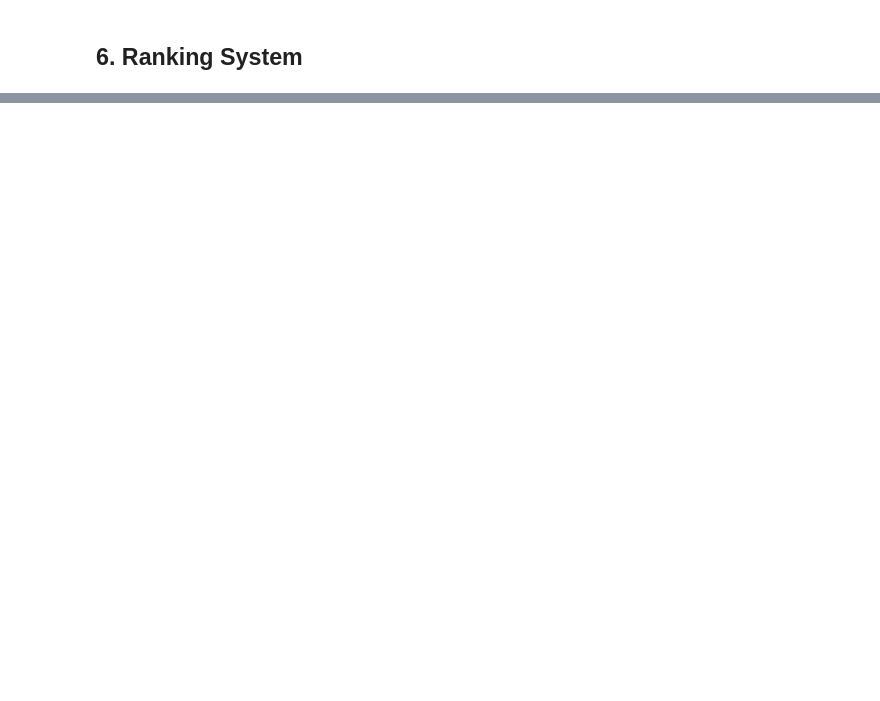
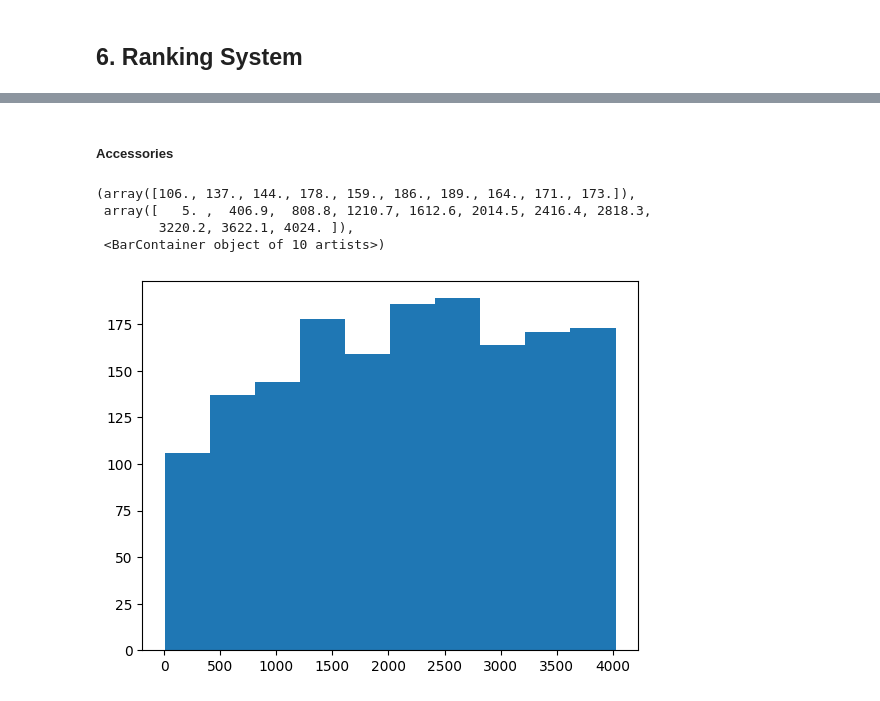
Before and after one commit to MAST30034-Applied-Data-Science/generic-buy-now-pay-later-project-group-5, a Jupyter notebook: notebooks/final_summary.ipynb, the cells around one changed output, grey strips where cells are left out. Saved outputs shown, nothing was run; the diff lists cells and outputs as text; code cells hidden in the pictures; blank space fills up the shorter version.

```diff
--- a/notebooks/final_summary.ipynb
+++ b/notebooks/final_summary.ipynb
@@ -339,0 +372,5 @@ The model is then fitted to the entire datasets and generate predictions (fraudu
+# %%
+segments = segments[['merchant_abn', 'merchant_segments']]
+segments['merchant_abn'] = segments['merchant_abn'].astype(int)
+# %%
+ranking_properties = ranking_properties.merge(segments, on = 'merchant_abn')
@@ -339,0 +455,10 @@ The model is then fitted to the entire datasets and generate predictions (fraudu
+# %%
+# Set initial (internal) weights
+
+w1 = 0.1 # Internal age weight
+w2 = 1 # Internal customer fraud weight
+w3 = 0.6 # Internal avg take amount weight
+w4 = 1 # Internal transaction count weight
+w5 = 1 # Internal merchant fraud weight
+
+ranking_type = 'weighted average ranking'
@@ -339,0 +670,2 @@ The model is then fitted to the entire datasets and generate predictions (fraudu
+# %%
+overall_ranks = weighted_average_rank(w1, w2, w3, w4, w5, segment = 'All').reset_index().rename(columns = {'index': 'rank'})
@@ -339,0 +686,11 @@ The model is then fitted to the entire datasets and generate predictions (fraudu
+# %% [markdown]
+##### Accessories
+# %%
+accessories = overall_ranks.where(overall_ranks.merchant_segments == 'Accessories')
+plt.hist(accessories['rank'], bins = 10)
+# %% [output]
+(array([106., 137., 144., 178., 159., 186., 189., 164., 171., 173.]),
+ array([   5. ,  406.9,  808.8, 1210.7, 1612.6, 2014.5, 2416.4, 2818.3,
+        3220.2, 3622.1, 4024. ]),
+ <BarContainer object of 10 artists>)
+[figure, added]
```
Also changed, not shown: parts of 46 cells of this notebook.
